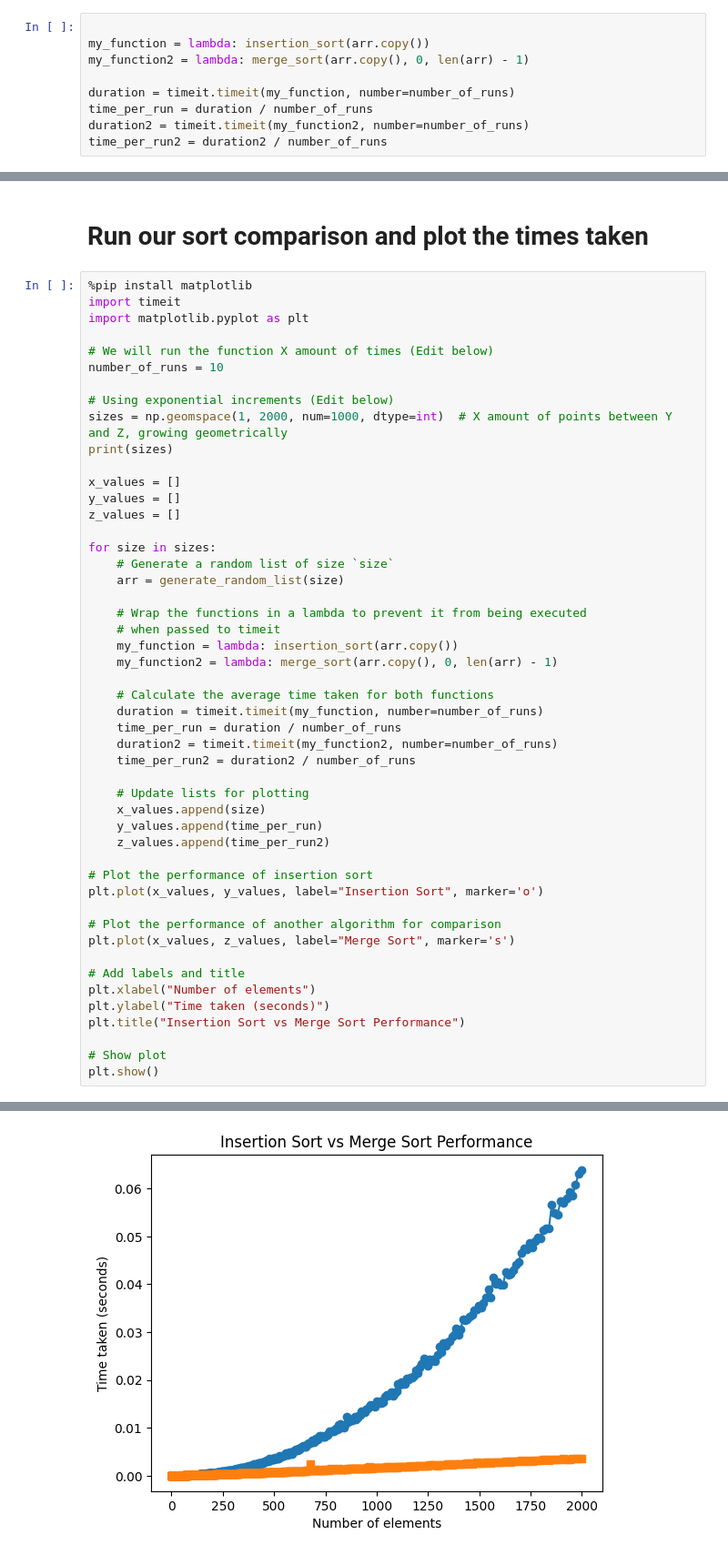
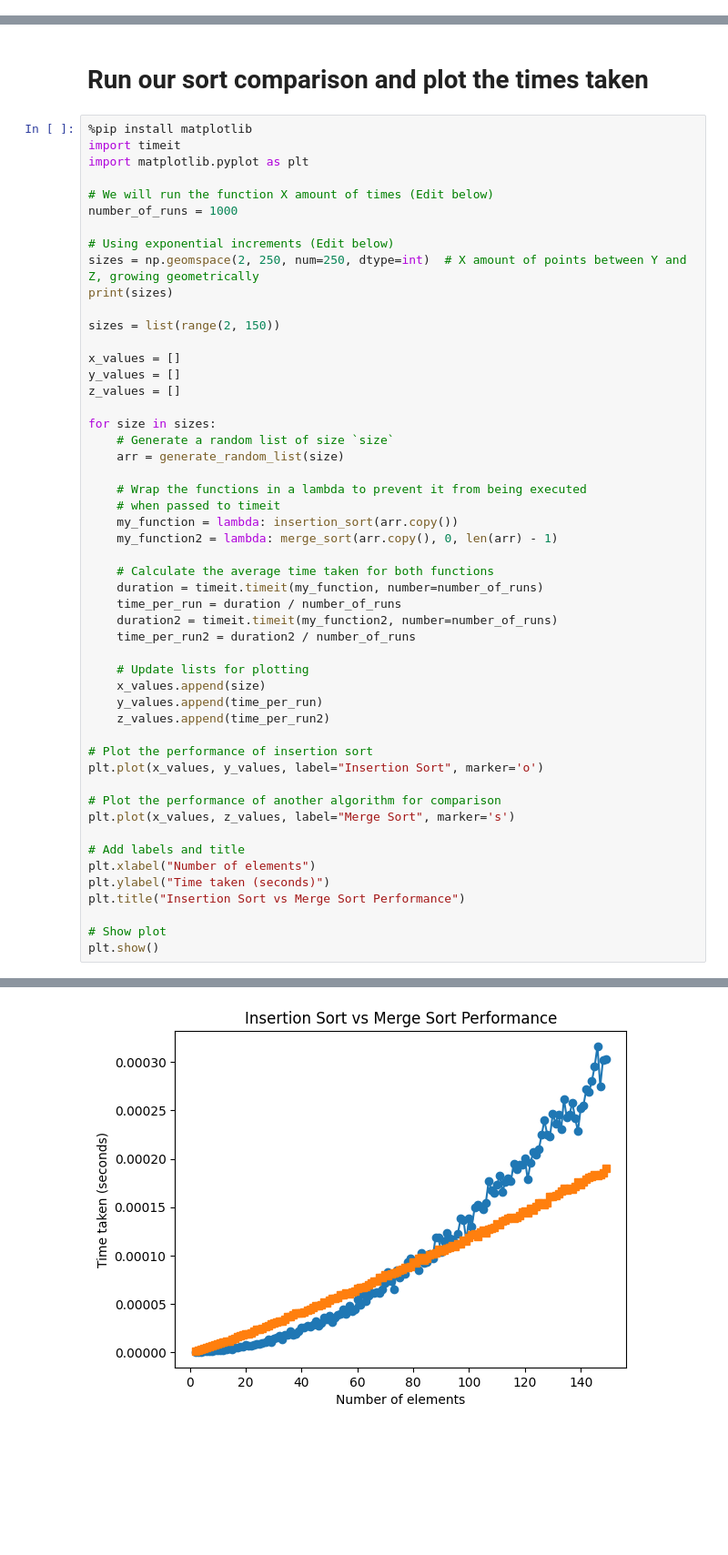
Before and after one commit to christianwilkins/431-writeup-repo, a Jupyter notebook: test.ipynb, the cells around one changed output, grey strips where cells are left out. Shown: that part at 91% size. Saved outputs shown, nothing was run; the diff lists cells and outputs as text; blank space fills up the shorter version.

Commit message:
wip final push, graph aligned better

```diff
--- a/test.ipynb
+++ b/test.ipynb
@@ -72,15 +72,6 @@ def merge_sort(arr, left, right):
         merge_sort(arr, left, mid)
         merge_sort(arr, mid + 1, right)
         merge(arr, left, mid, right)
-# %%
-
-my_function = lambda: insertion_sort(arr.copy())
-my_function2 = lambda: merge_sort(arr.copy(), 0, len(arr) - 1)
-
-duration = timeit.timeit(my_function, number=number_of_runs)
-time_per_run = duration / number_of_runs
-duration2 = timeit.timeit(my_function2, number=number_of_runs)
-time_per_run2 = duration2 / number_of_runs
 # %% [markdown]
 # Test Sorts Work
 # %%
@@ -118,11 +109,13 @@ import timeit
 import matplotlib.pyplot as plt
 
 # We will run the function X amount of times (Edit below)
-number_of_runs = 10
+number_of_runs = 1000
 
 # Using exponential increments (Edit below)
-sizes = np.geomspace(1, 2000, num=1000, dtype=int)  # X amount of points between Y and Z, growing geometrically
+sizes = np.geomspace(2, 250, num=250, dtype=int)  # X amount of points between Y and Z, growing geometrically
 print(sizes)
+
+sizes = list(range(2, 150))
 
 x_values = []
 y_values = []
@@ -182 +175 @@ Requirement already satisfied: importlib-resources>=3.2.0 in /Users/christianwil
-[figure, old version]
+[figure, new version]
```
Also changed, not shown: parts of 1 cell of this notebook.
